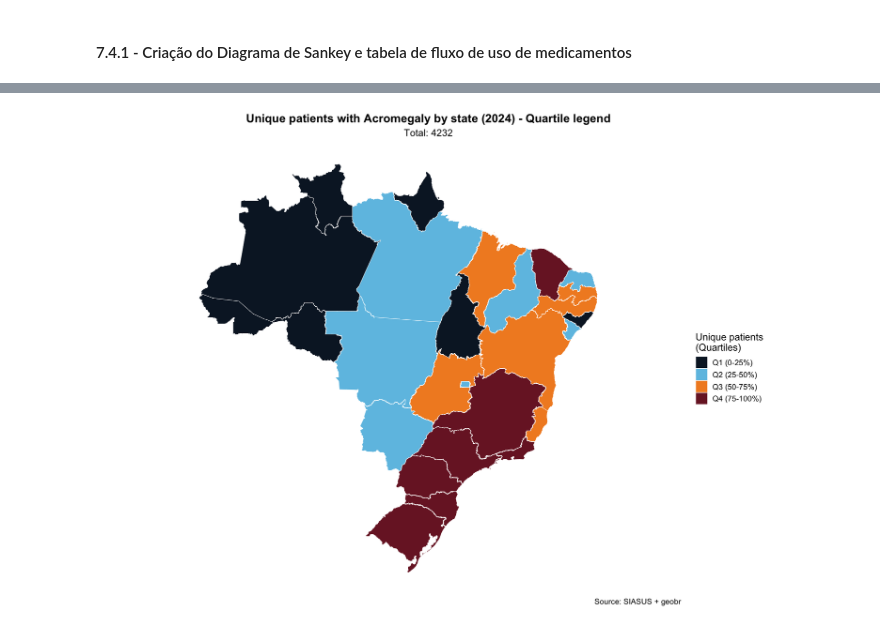
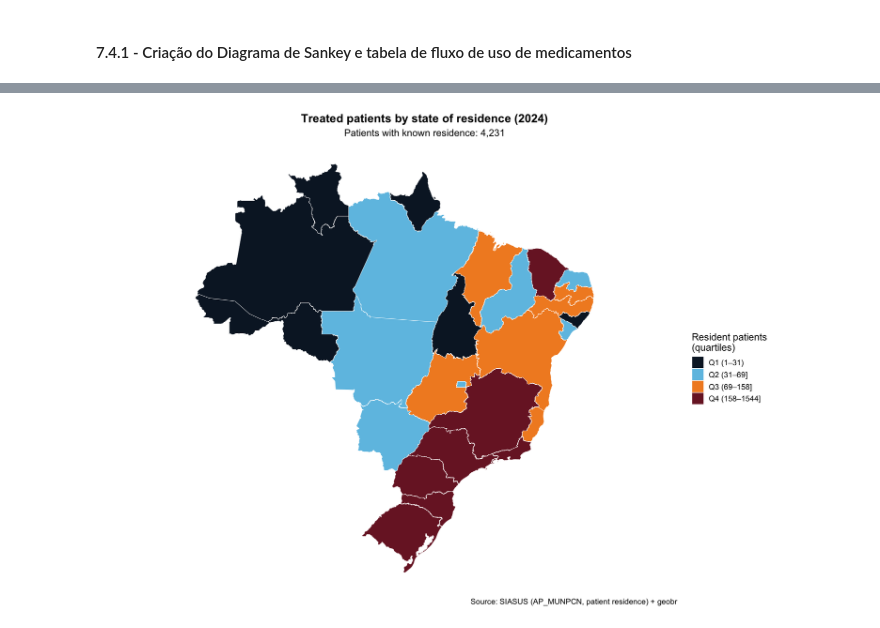
Before and after one commit to daniellybx/public-acromegaly, a Jupyter notebook: notebooks/acromegalia_analise_medicamentos.ipynb, the cells around one changed output, grey strips where cells are left out. Drawn from its saved outputs; the diff is of its cells as text; code cells hidden in the pictures.

```diff
--- a/notebooks/acromegalia_analise_medicamentos.ipynb
+++ b/notebooks/acromegalia_analise_medicamentos.ipynb
@@ -4,18 +4,25 @@
 Análise de dados de APAC Medicamentos (AM) e Produção Ambulatorial (PA) do SIASUS para acromegalia.
 # %%
 # Função para gerar nome de arquivo com data atual
+# Terceira revisão: todos os artefatos corrigidos são salvos em resultados/third_review/
+pasta_resultados <- "../resultados/third_review/"
+if (!dir.exists(pasta_resultados)) {
+  dir.create(pasta_resultados, recursive = TRUE)
+}
+
 gerar_nome_arquivo <- function(indicador) {
   data_atual <- format(Sys.Date(), "%Y%m%d")
-  return(paste0("../resultados/", data_atual, "_dados2024_", indicador, ".xlsx"))
+  return(paste0(pasta_resultados, data_atual, "_dados2024_", indicador, ".xlsx"))
 }
 
 # Função para gerar nome de arquivo PNG
 gerar_nome_png <- function(indicador) {
   data_atual <- format(Sys.Date(), "%Y%m%d")
-  return(paste0("../resultados/", data_atual, "_dados2024_", indicador, ".png"))
+  return(paste0(pasta_resultados, data_atual, "_dados2024_", indicador, ".png"))
 }
 
 cat("Funções de formatação de data criadas!\n")
 cat("Data atual:", format(Sys.Date(), "%Y%m%d"), "\n")
+cat("Pasta de resultados:", pasta_resultados, "\n")
 # %% [output]
 Funções de formatação de data criadas!
@@ -1242,7 +1780,7 @@ library(ggplot2) # Necessário para o ggsave
 # --- CONFIGURAÇÕES DE SALVAMENTO ---
 
 # 1. Definir o caminho de destino (Mantenha o final com /)
-diretorio_destino <- "/Users/daniellybx/Documents/Projetos LEFAR:FS:UnB CNPq/projetos_lefar/data/processed/"
+diretorio_destino <- "../data/processed/"
 
 # 2. Gerar a data de hoje no formato YYYYMMDD_
 # Usamos Sys.Date() para pegar a data atual do sistema.
@@ -1352,74 +1882,34 @@ Using year/date 2020
 # %%
-# Mapa por UF - Pacientes únicos com acromegalia (2024) - Legenda em Quartis
-library(geobr)      # Para shape do Brasil por unidade federativa
-library(sf)
-library(ggplot2)
+# Mapa por UF de RESIDÊNCIA - pacientes residentes (contagens) - legenda em quartis
+quartis <- quantile(pacientes_por_uf_residencia$pacientes_residentes, probs = c(0, 0.25, 0.50, 0.75, 1), na.rm = TRUE)
 
-# Carregar shape das UFs do Brasil (geobr só aceita certos anos)
-ufs_shape <- geobr::read_state(year = 2020)
+rotulos_quartis <- function(q, casas = 0) {
+  q <- round(q, casas)
+  c(paste0("Q1 (", q[1], "–", q[2], ")"), paste0("Q2 (", q[2], "–", q[3], "]"),
+    paste0("Q3 (", q[3], "–", q[4], "]"), paste0("Q4 (", q[4], "–", q[5], "]"))
+}
 
-# Garantir nomes para merge
-pacientes_por_uf_plot <- pacientes_por_uf %>%
-  filter(uf_sigla != "TOTAL") %>%
-  mutate(uf_sigla = as.character(uf_sigla))
+pacientes_por_uf_plot <- pacientes_por_uf_residencia %>%
+  mutate(quartil = cut(pacientes_residentes, breaks = quartis, include.lowest = TRUE, labels = rotulos_quartis(quartis)))
 
-# Calcular quartis
-quartis <- quantile(pacientes_por_uf_plot$quantidade_pacientes, probs = c(0, 0.25, 0.50, 0.75, 1), na.rm = TRUE)
+mapa_dados <- ufs_shape %>% left_join(pacientes_por_uf_plot, by = c("abbrev_state" = "uf_sigla"))
+cores_quartis <- setNames(c("#0B1C2D", "#6EC1E4", "#F28C28", "#7A1E2D"), levels(pacientes_por_uf_plot$quartil))
 
-# Criar variável categórica baseada em quartis
-pacientes_por_uf_plot <- pacientes_por_uf_plot %>%
-  mutate(
-    quartil = case_when(
-      quantidade_pacientes <= quartis[2] ~ "Q1 (0-25%)",
-      quantidade_pacientes <= quartis[3] ~ "Q2 (25-50%)",
-      quantidade_pacientes <= quartis[4] ~ "Q3 (50-75%)",
-      quantidade_pacientes <= quartis[5] ~ "Q4 (75-100%)",
-      TRUE ~ NA_character_
-    ),
-    quartil = factor(quartil, levels = c("Q1 (0-25%)", "Q2 (25-50%)", "Q3 (50-75%)", "Q4 (75-100%)"))
-  )
-
-# Junta shape+dados
-mapa_dados <- ufs_shape %>%
-  left_join(pacientes_por_uf_plot, by = c("abbrev_state" = "uf_sigla"))
-
-# Plot com quartis
 p_mapa_uf_quartis <- ggplot(mapa_dados) +
   geom_sf(aes(fill = quartil), color = "white", size = 0.2) +
-  scale_fill_manual(
-    values = c("Q1 (0-25%)" = "#0B1C2D",
-               "Q2 (25-50%)" = "#6EC1E4",
-               "Q3 (50-75%)" = "#F28C28",
-               "Q4 (75-100%)" = "#7A1E2D"),
-    name = "Unique patients\n(Quartiles)",
-    na.value = "gray90"
-  ) +
+  scale_fill_manual(values = cores_quartis, name = "Resident patients\n(quartiles)", na.value = "gray90") +
   labs(
-    title = "Unique patients with Acromegaly by state (2024) - Quartile legend",
-    subtitle = paste0("Total: ", sum(pacientes_por_uf_plot$quantidade_pacientes, na.rm = TRUE)),
-    caption = "Source: SIASUS + geobr",
+    title = "Treated patients by state of residence (2024)",
+    subtitle = paste0("Patients with known residence: ", fmt_n(sum(pacientes_por_uf_residencia$pacientes_residentes))),
+    caption = "Source: SIASUS (AP_MUNPCN, patient residence) + geobr",
     x = NULL, y = NULL
   ) +
   theme_minimal(base_size = 14) +
-  theme(
-    axis.text = element_blank(),
-    axis.ticks = element_blank(),
-    panel.grid = element_blank(),
-    plot.title = element_text(face = "bold", hjust = 0.5),
-    plot.subtitle = element_text(hjust = 0.5),
-    legend.position = "right"
-  )
+  theme(axis.text = element_blank(), axis.ticks = element_blank(), panel.grid = element_blank(),
+        plot.title = element_text(face = "bold", hjust = 0.5), plot.subtitle = element_text(hjust = 0.5),
+        legend.position = "right")
 
 print(p_mapa_uf_quartis)
-
-# Salvar o mapa
-ggsave(gerar_nome_png("mapa_uf_quartis"), plot = p_mapa_uf_quartis, width = 10, height = 8, dpi = 300)
-ggsave(sprintf("../resultados/%s_mapa_acromegalia_quartis.png", format(Sys.Date(), "%Y%m%d")), plot = p_mapa_uf_quartis, width = 10, height = 8, dpi = 300)
-
-# Mostrar informações dos quartis
-cat("\n=== INFORMAÇÕES DOS QUARTIS ===\n")
-cat("Q1 (0-25%):", quartis[1], "-", quartis[2], "\n")
-cat("Q2 (25-50%):", quartis[2], "-", quartis[3], "\n")
-cat("Q3 (50-75%):", quartis[3], "-", quartis[4], "\n")
-cat("Q4 (75-100%):", quartis[4], "-", quartis[5], "\n")
+ggsave(gerar_nome_png("mapa_uf_residencia_quartis"), plot = p_mapa_uf_quartis, width = 10, height = 8, dpi = 300)
+print(quartis)
 # %% [output]
@@ -1432 +1918 @@ Q4 (75-100%): 156.5 - 1567
-[figure, old version]
+[figure, new version]
```
Also changed, not shown: parts of 47 cells of this notebook, 31 other files.
